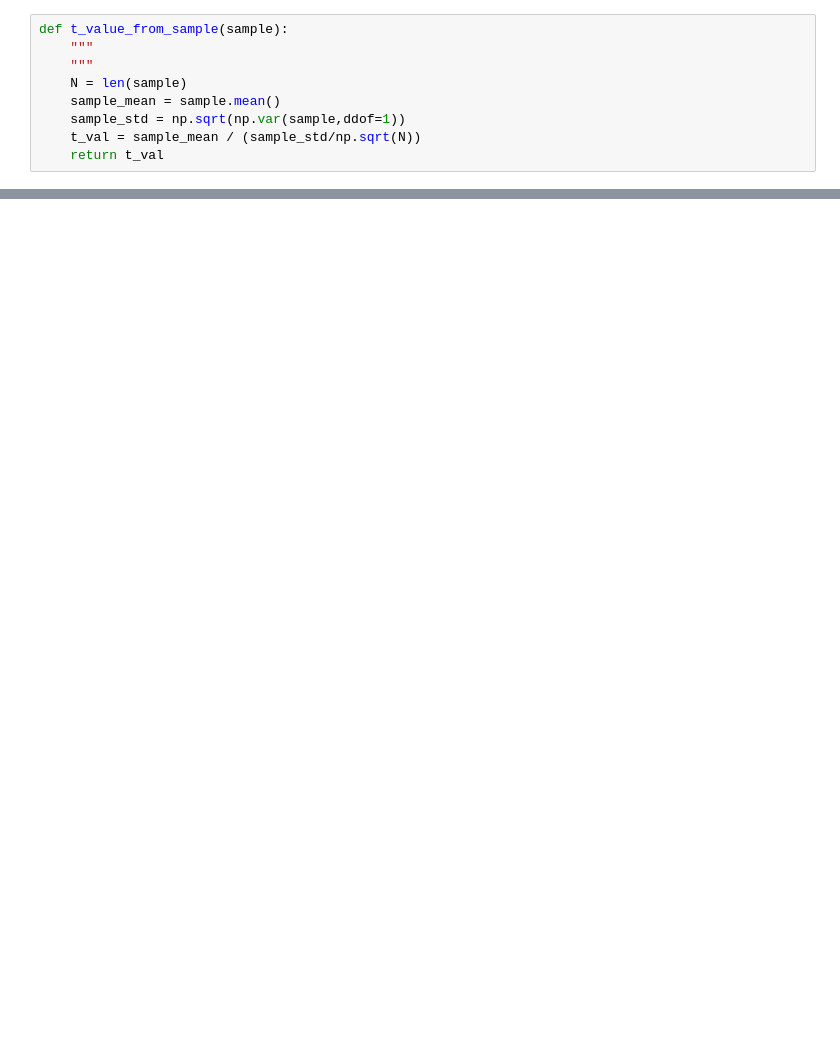
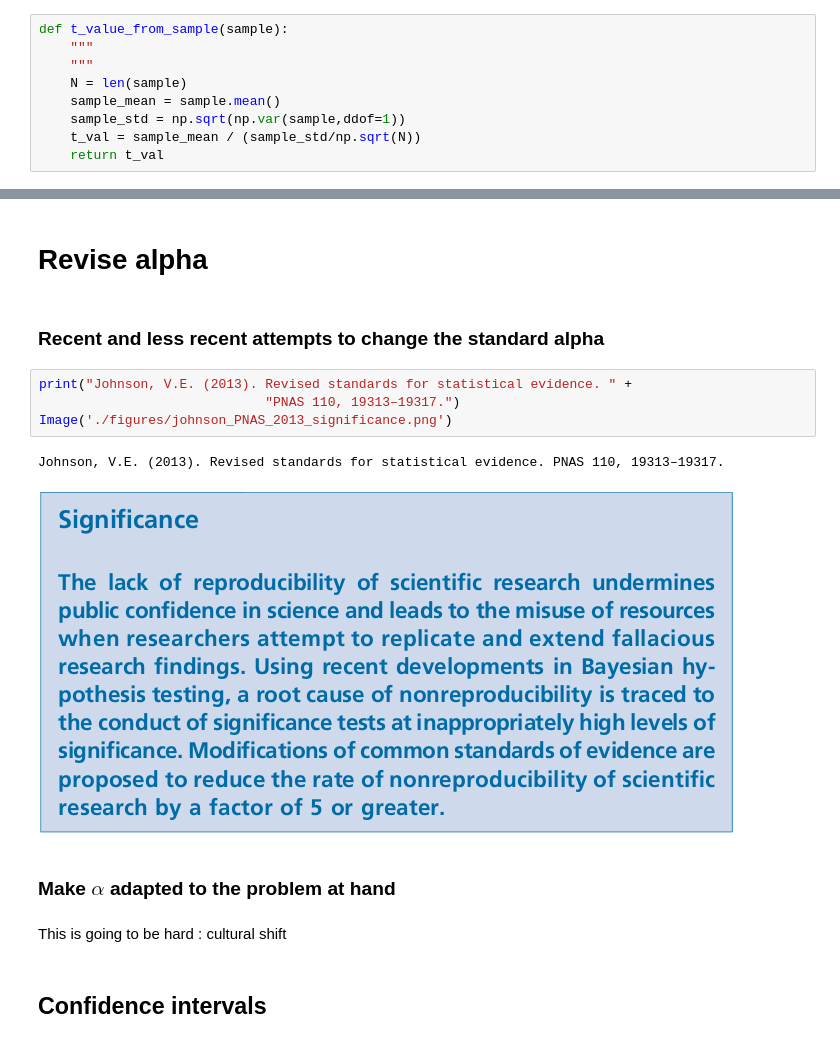
Before and after one commit to yukaizou2015/module-stats, a Jupyter notebook: notebooks/evil-p.ipynb, the cells around one changed output, grey strips where cells are left out. Drawn from its saved outputs; the diff is of its cells as text; blank space fills up the shorter version.

Commit message:
put confidence interval in the introduction to p-value evil-p

```diff
--- a/notebooks/evil-p.ipynb
+++ b/notebooks/evil-p.ipynb
@@ -95,0 +109,17 @@ print(np.asanyarray(effect_size).mean())
+# %% [markdown]
+# Revise alpha
+# %% [markdown]
+### Recent and less recent attempts to change the standard alpha
+# %%
+print("Johnson, V.E. (2013). Revised standards for statistical evidence. " +
+                             "PNAS 110, 19313–19317.")
+Image('./figures/johnson_PNAS_2013_significance.png')
+# %% [output]
+Johnson, V.E. (2013). Revised standards for statistical evidence. PNAS 110, 19313–19317.
+[figure, added]
+# %% [markdown]
+### Make $\alpha$ adapted to the problem at hand
+# %% [markdown]
+This is going to be hard : cultural shift
+# %% [markdown]
+## Confidence intervals
```
Also changed, not shown: parts of 21 cells of this notebook, 2 other files.
